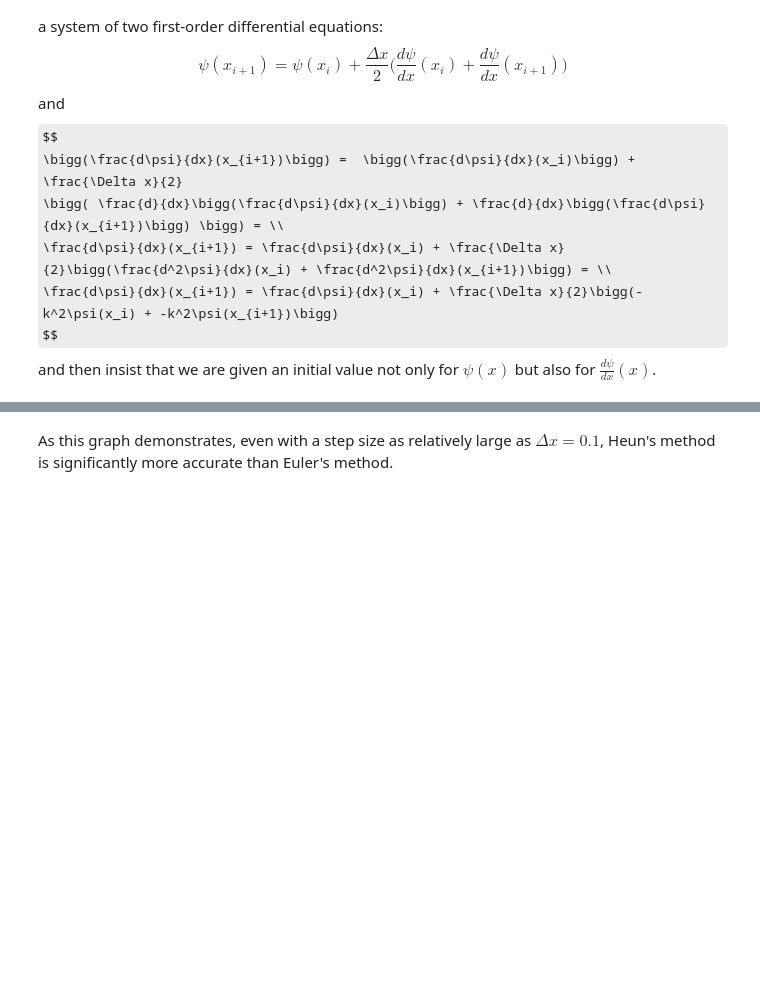
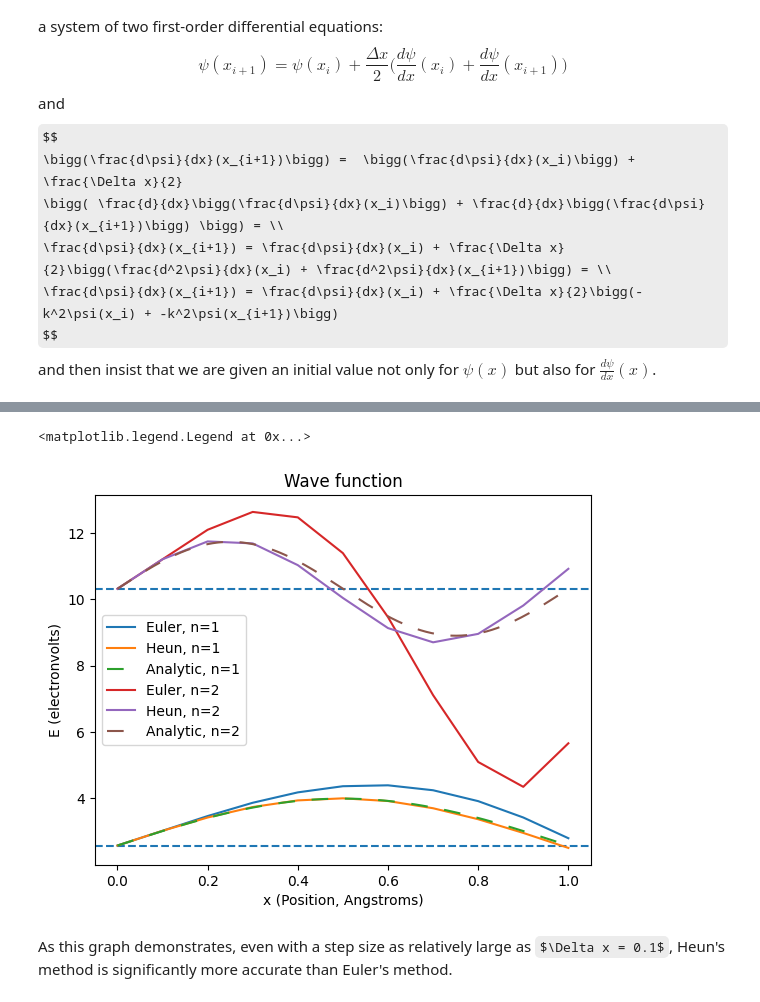
Before and after one commit to Warburton-Lab/schrodinger_notebooks, a Jupyter notebook: sch_tim_ind_part_1d_box_numerical.ipynb, the cells around one changed output, grey strips where cells are left out. Saved outputs shown, nothing was run; the diff lists cells and outputs as text; code cells hidden in the pictures; some formulas as TeX source; blank space fills up the shorter version.

```diff
--- a/sch_tim_ind_part_1d_box_numerical.ipynb
+++ b/sch_tim_ind_part_1d_box_numerical.ipynb
@@ -578,3 +577,70 @@ plt.legend()
+# %%
+# Length of the box in Angstroms
+length = 1
+# Mass of the particle, in atomic mass  units
+mass = 0.008
+n_values = [1, 2]
+# The step size to use, in Angstroms
+step_size = 0.1
+
+
+# Convert atomic mass units to kilograms
+m_val = mass * 1.660_540_199e-27
+# Convert Angstroms to meters
+L_val = length * 1e-10
+delta_x = step_size * 1e-10
+delta_x_for_actual = 0.0001 * 1e-10
+
+for n_val in n_values:
+    # Compute initial conditions
+    psi_0 = psi_expr.subs({L: L_val, n: n_val, x: 0}).evalf()
+    d_dx_psi_0 = diff(psi_expr, x).subs({L: L_val, n: n_val, x: 0}).evalf()
+
+    # Compute numerical solutions (and analytical, for comparison)
+    x_for_euler, euler_vals = compute_euler(
+        0, L_val, delta_x, psi_0, d_dx_psi_0, n_val, L_val)
+    x_for_heun, heun_vals = compute_heun(
+        0, L_val, delta_x, psi_0, d_dx_psi_0, n_val, L_val)
+    x_for_actual, actual_vals = compute_psi(
+        0, L_val, delta_x_for_actual, n_val, L_val)
+
+    # Compute energy
+    energy = E_n.subs({n: n_val, m: m_val, L: L_val}).evalf()
+
+    # Convert Joules to electronvolts
+    energy_ev = energy * 6.241_509_074e18
+    # Convert meters to Angstroms (essentially stretch the x-axis by a
+    # factor of 1e10)
+    x_for_euler_A = x_for_euler * 1e10
+    x_for_heun_A = x_for_heun * 1e10
+    x_for_actual_A = x_for_actual * 1e10
+    # Since we stretched the x-axis by a factor of 1e10, and since we
+    # must have that the integral of the squared magnitude of the
+    # wavefunction across the length of the box equals to one, we must
+    # scale the y-axis by a factor of 1e-5
+    euler_vals_sc = euler_vals * 1e-5
+    heun_vals_sc = heun_vals * 1e-5
+    actual_vals_sc = actual_vals * 1e-5
+
+    # Shift the wavefunction graphs by the amount of energy in ev
+    np.add(euler_vals_sc, energy_ev, out=euler_vals_sc, casting='unsafe')
+    np.add(heun_vals_sc, energy_ev, out=heun_vals_sc, casting='unsafe')
+    np.add(actual_vals_sc, energy_ev, out=actual_vals_sc, casting='unsafe')
+
+    # Plot what was computed
+    plt.axhline(y=energy_ev, linestyle='dashed')
+    plt.plot(x_for_euler_A, euler_vals_sc, label='Euler, n='+str(n_val))
+    plt.plot(x_for_heun_A, heun_vals_sc, label='Heun, n='+str(n_val))
+    plt.plot(x_for_actual_A, actual_vals_sc, label='Analytic, n='+str(n_val),
+             linestyle='--', dashes=(8, 8))
+
+plt.xlabel('x (Position, Angstroms)')
+plt.ylabel('E (electronvolts)')
+plt.title('Wave function')
+plt.legend()
+# %% [output]
+<matplotlib.legend.Legend at 0x...>
+[figure, added]
 # %% [markdown]
 As this graph demonstrates, even with a step size as relatively large as $\Delta x = 0.1$, Heun's method is significantly more accurate than Euler's method.
 # %% [markdown]
```
Also changed, not shown: parts of 11 cells of this notebook, 1 other file.
